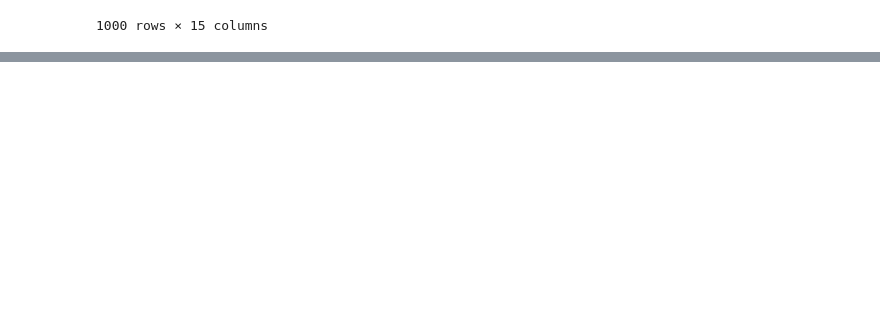
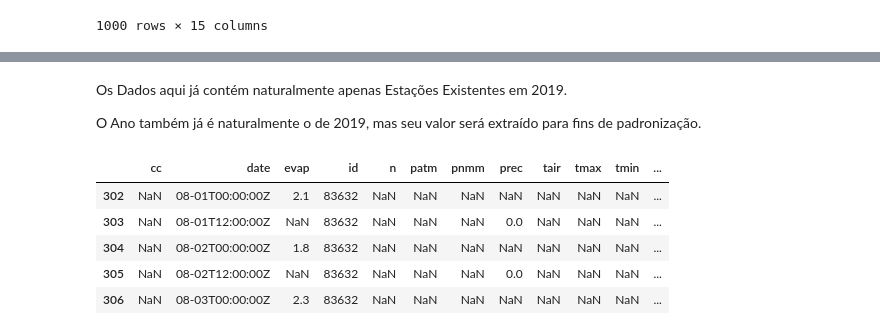
Before and after one commit to andrefellipe/ccd, a Jupyter notebook: baseline.ipynb, the cells around one changed output, grey strips where cells are left out. Cells and saved outputs as stored; diff of their text form; code cells hidden in the pictures; blank space fills up the shorter version.

```diff
--- a/baseline.ipynb
+++ b/baseline.ipynb
@@ -184,0 +224,14 @@ df.size
+# %% [markdown]
+Os Dados aqui já contém naturalmente apenas Estações Existentes em 2019.
+
+O Ano também já é naturalmente o de 2019, mas seu valor será extraído para fins de padronização.
+# %%
+df_2019['date'] = df_2019['date'].str.split('-',n=1,expand = True)[1]
+df_2019.head()
+# %% [output]
+|  | cc | date | evap | id | n | patm | pnmm | prec | tair | tmax | tmin | ... |
+| 302 | NaN | 08-01T00:00:00Z | 2.1 | 83632 | NaN | NaN | NaN | NaN | NaN | NaN | NaN | ... |
+| 303 | NaN | 08-01T12:00:00Z | NaN | 83632 | NaN | NaN | NaN | 0.0 | NaN | NaN | NaN | ... |
+| 304 | NaN | 08-02T00:00:00Z | 1.8 | 83632 | NaN | NaN | NaN | NaN | NaN | NaN | NaN | ... |
+| 305 | NaN | 08-02T12:00:00Z | NaN | 83632 | NaN | NaN | NaN | 0.0 | NaN | NaN | NaN | ... |
+| 306 | NaN | 08-03T00:00:00Z | 2.3 | 83632 | NaN | NaN | NaN | NaN | NaN | NaN | NaN | ... |
```
Also changed, not shown: parts of 16 cells of this notebook.
